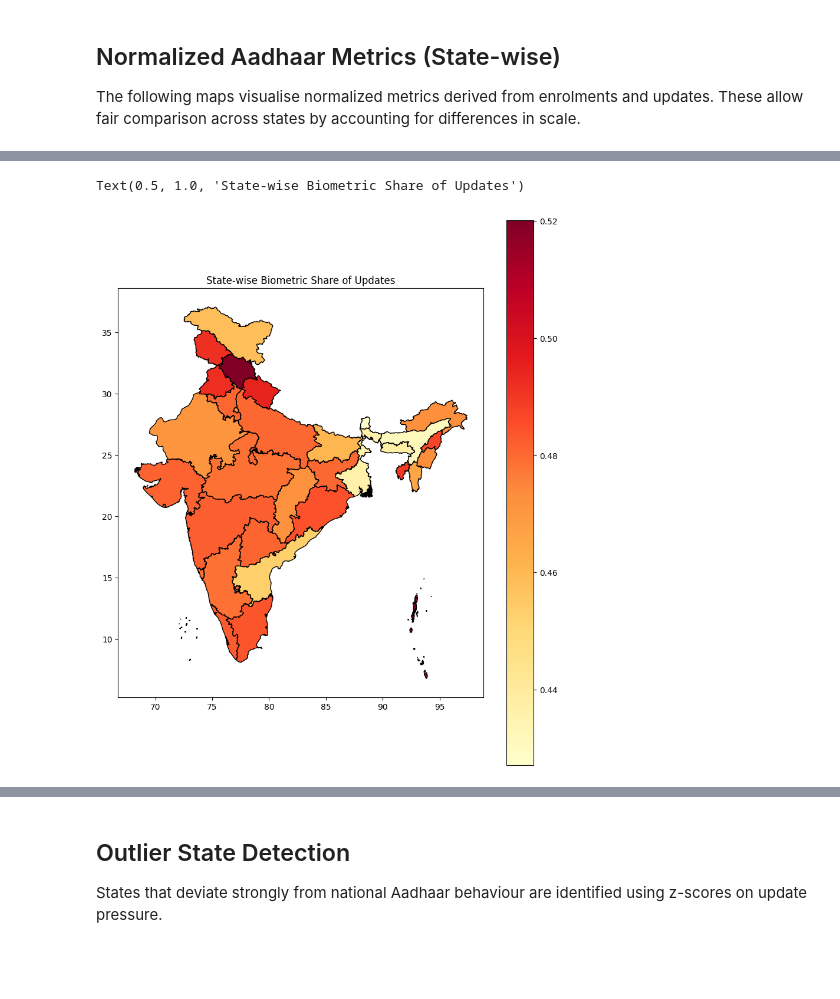
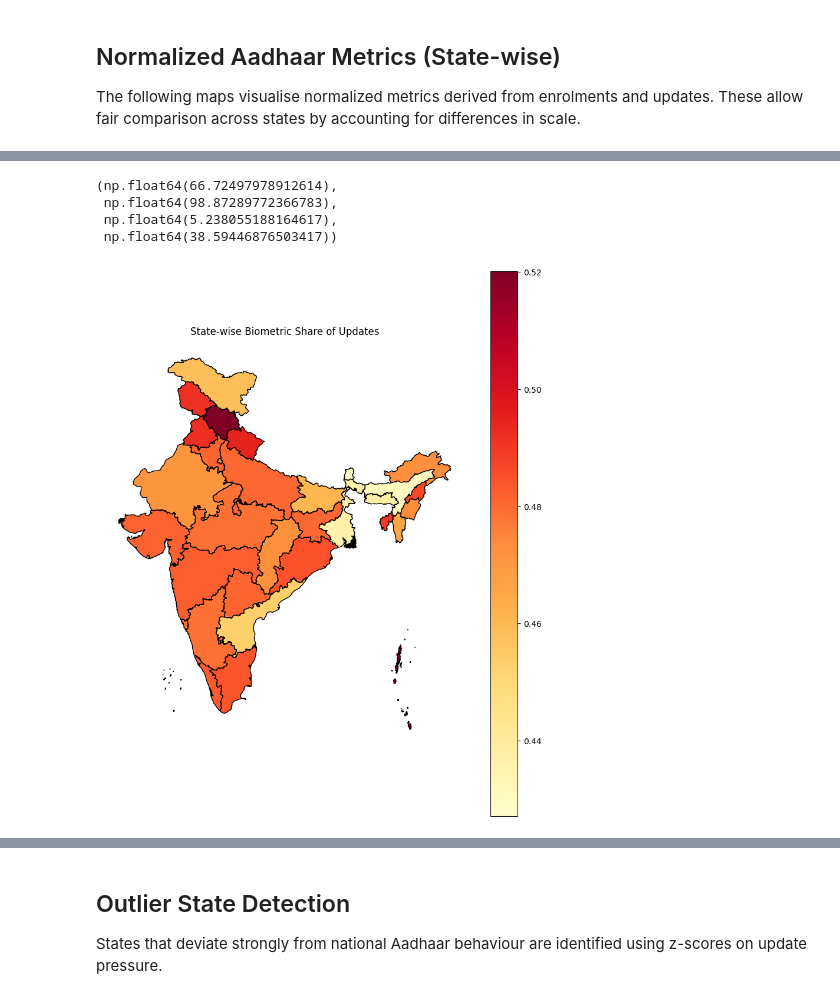
Before and after one commit to KadakWNL/uidai-datathon, a Jupyter notebook: statesNB.ipynb, the cells around one changed output, grey strips where cells are left out. Cells and saved outputs as stored; diff of their text form; code cells hidden in the pictures; blank space fills up the shorter version.

```diff
--- a/statesNB.ipynb
+++ b/statesNB.ipynb
@@ -482,26 +494,3 @@ Text(0.5, 1.0, 'State-wise Aadhaar Biometric Updates')
 
 The following maps visualise normalized metrics derived from enrolments and updates.
 These allow fair comparison across states by accounting for differences in scale.
-# %%
-
-# ENROLMENT INTENSITY
-# higher value => still onboarding
-# lower value => mature aadhaar base
-
-state_summary["enrolment_intensity"] = (
-    state_summary["enrolments"]
-    / (state_summary["demographic_updates"] + state_summary["biometric_updates"])
-)
-
-ax = india_summary_gdf.merge(
-    state_summary.reset_index(),
-    on="state",
-    how="left"
-).plot(
-    column="enrolment_intensity",
-    cmap="Purples",
-    legend=True,
-    figsize=(10, 12),
-    edgecolor="black"
-)
-ax.set_title("State-wise Enrolment Intensity")
@@ -560,28 +554,32 @@ Text(0.5, 1.0, 'State-wise Demographic Share of Updates')
 # %%
 
 # BIOMETRIC SHARE
 # inverse of demographic share
 
 state_summary["biometric_share"] = (
     state_summary["biometric_updates"]
     / (state_summary["demographic_updates"] + state_summary["biometric_updates"])
 )
 
 ax = india_summary_gdf.merge(
     state_summary.reset_index(),
     on="state",
     how="left"
 ).plot(
     column="biometric_share",
     cmap="YlOrRd",
     legend=True,
     figsize=(10, 12),
     edgecolor="black"
 )
 ax.set_title("State-wise Biometric Share of Updates")
+ax.axis("off")
 # %% [output]
-Text(0.5, 1.0, 'State-wise Biometric Share of Updates')
+(np.float64(66.72497978912614),
+ np.float64(98.87289772366783),
+ np.float64(5.238055188164617),
+ np.float64(38.59446876503417))
-[figure, old version]
+[figure, new version]
 # %%
 # finding update pressure for every state
 # HERE UPDATE PRESSURE GIVES US HOW MANY NEW UPDATES TAKE PLACE PER ENROLLMENT
```
Also changed, not shown: parts of 7 cells of this notebook, 1 other file.
